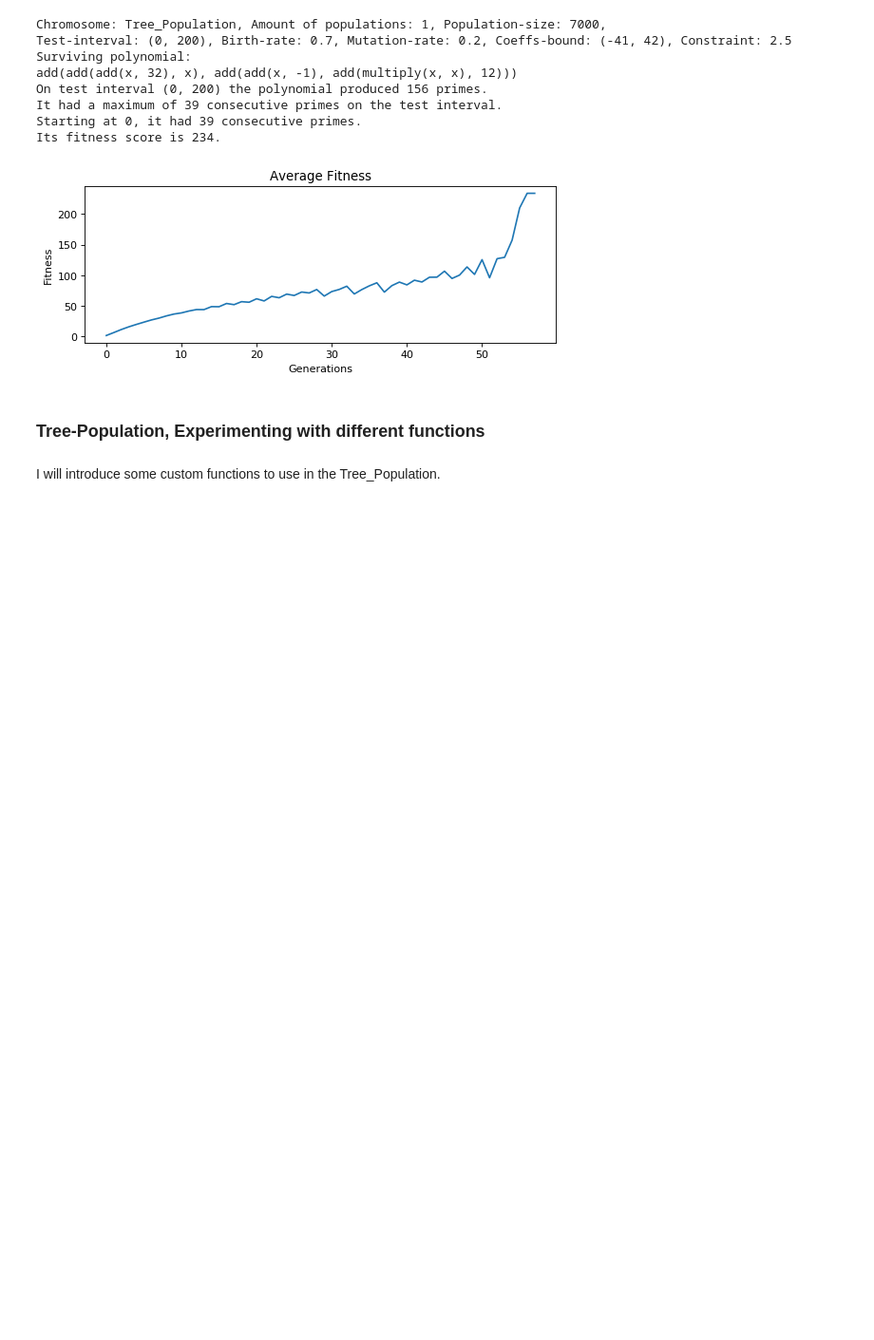
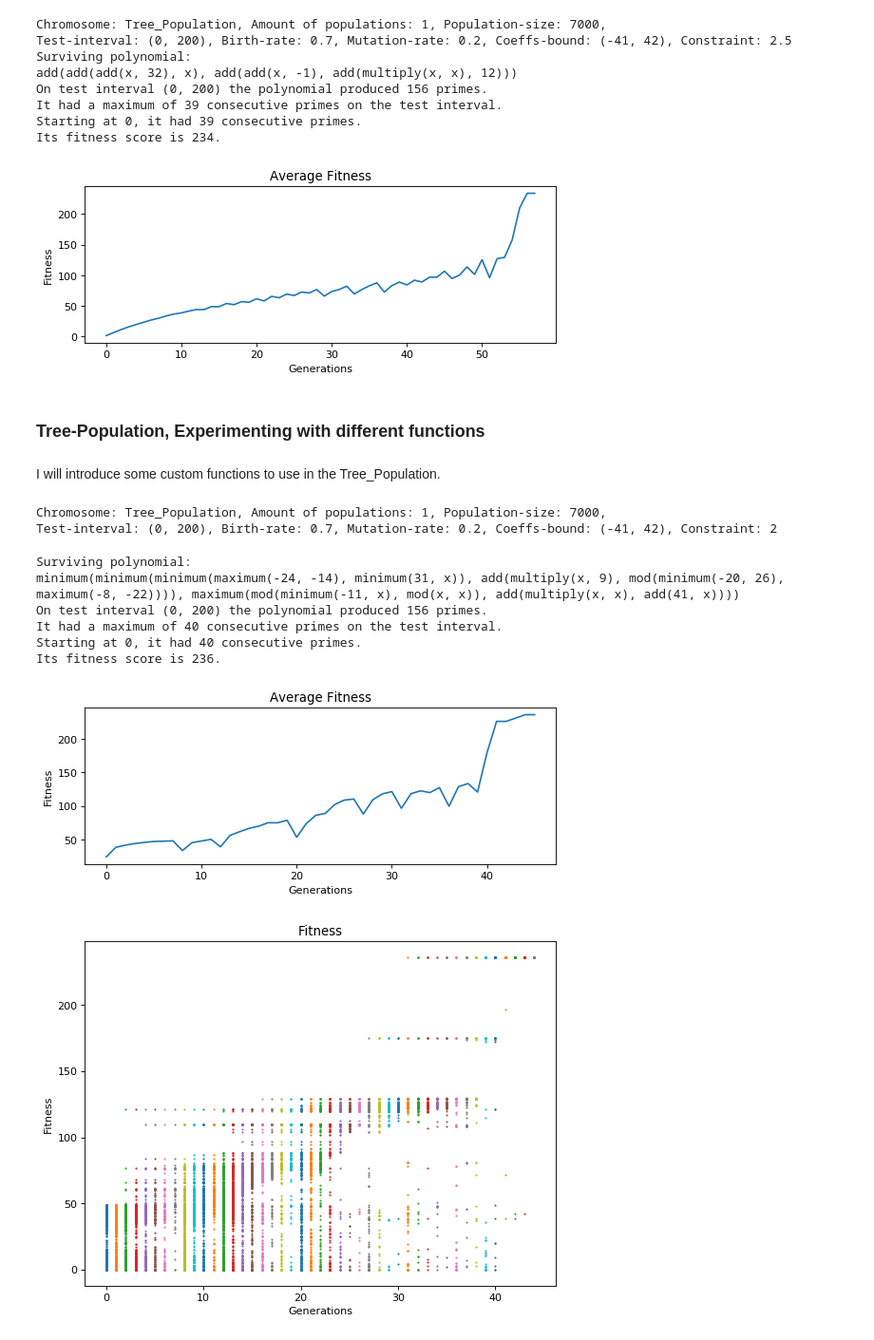
Before and after one commit to FreddoIsHere/GPandGA, a Jupyter notebook: Experiments.ipynb, the cells around one changed output. Shown at 95% size. Drawn from its saved outputs; the diff is of its cells as text; code cells hidden in the pictures; blank space fills up the shorter version.

```diff
--- a/Experiments.ipynb
+++ b/Experiments.ipynb
@@ -395,3 +393,36 @@ operator_functions=[add, multiply, maximum, minimum, mod]
+# %%
+num_populations=1
+merge_point=0.5
+population_size=7000
+test_interval=(0, 200)
+birth_rate=0.7
+mutation=0.2
+coeffs_bound = (-41, 42)
+constraint = 2
+operator_functions=[maximum, minimum, mod]
+tree_pop_exp_custom = find_prime_polynomial(Tree_Population,
+                                [Fitness.number_of_consecutive_primes_in_interval,
+                                Fitness.number_of_primes_in_interval,
+                                Fitness.number_of_consecutive_primes],
+                                num_populations=num_populations, merge_point=merge_point,
+                                population_size=population_size,
+                                test_interval=test_interval, birth_rate=birth_rate,
+                                mutation=mutation, coeffs_bound=coeffs_bound,
+                                         constraint=constraint, operator_functions=operator_functions)
+show_final_polynomials(tree_pop_exp_custom, test_interval)
+show_average_fitness(tree_pop_exp_custom, "function_exp_2_1_tree.pdf")
+show_scatter_fitness(tree_pop_exp_custom, "function_exp_2_2_tree.pdf")
+# %% [output]
+Chromosome: Tree_Population, Amount of populations: 1, Population-size: 7000,
+Test-interval: (0, 200), Birth-rate: 0.7, Mutation-rate: 0.2, Coeffs-bound: (-41, 42), Constraint: 2
+Surviving polynomial:
+minimum(minimum(minimum(maximum(-24, -14), minimum(31, x)), add(multiply(x, 9), mod(minimum(-20, 26), maximum(-8, -22)))), maximum(mod(minimum(-11, x), mod(x, x)), add(multiply(x, x), add(41, x))))
+On test interval (0, 200) the polynomial produced 156 primes.
+It had a maximum of 40 consecutive primes on the test interval.
+Starting at 0, it had 40 consecutive primes.
+Its fitness score is 236.
+[figure, added]
+[figure, added]
 # %%
 num_populations=1
 merge_point=0.5
```
Also changed, not shown: parts of 4 cells of this notebook, 6 other files.
